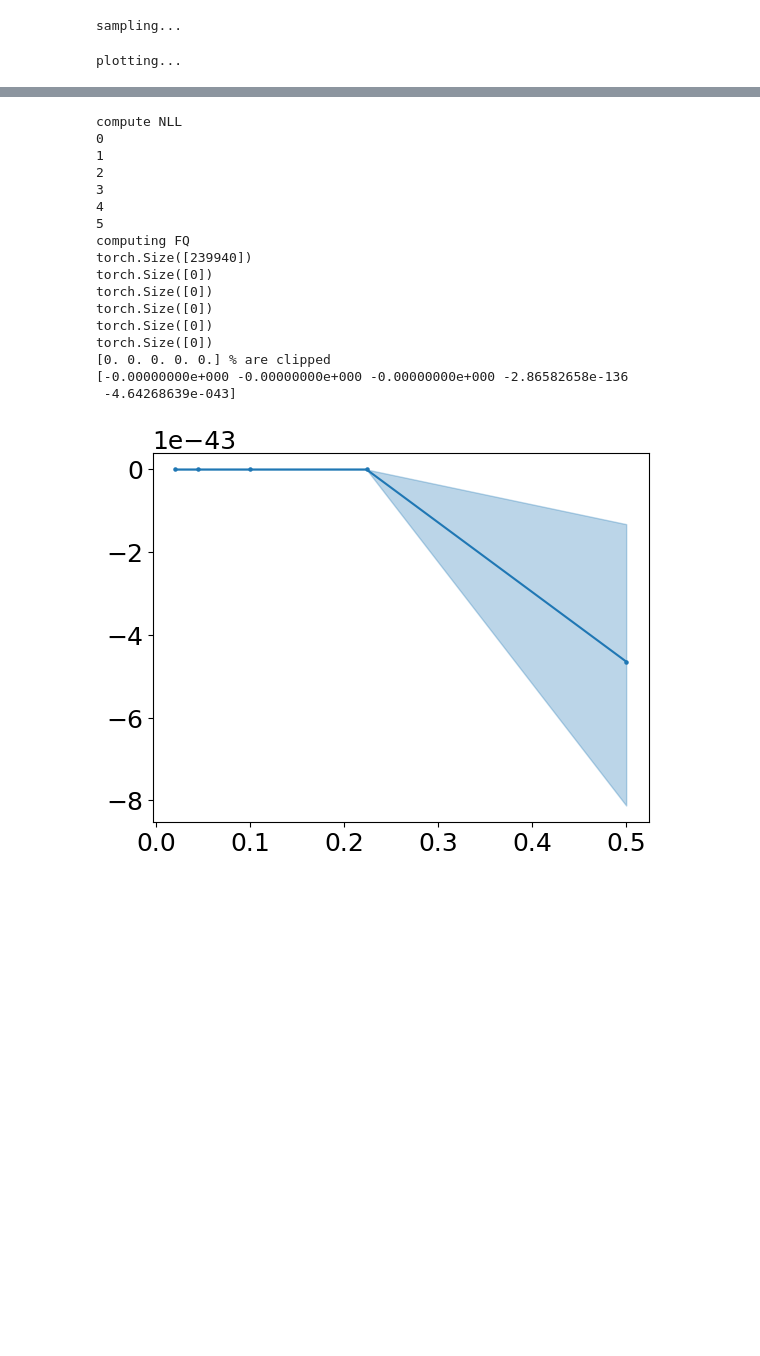
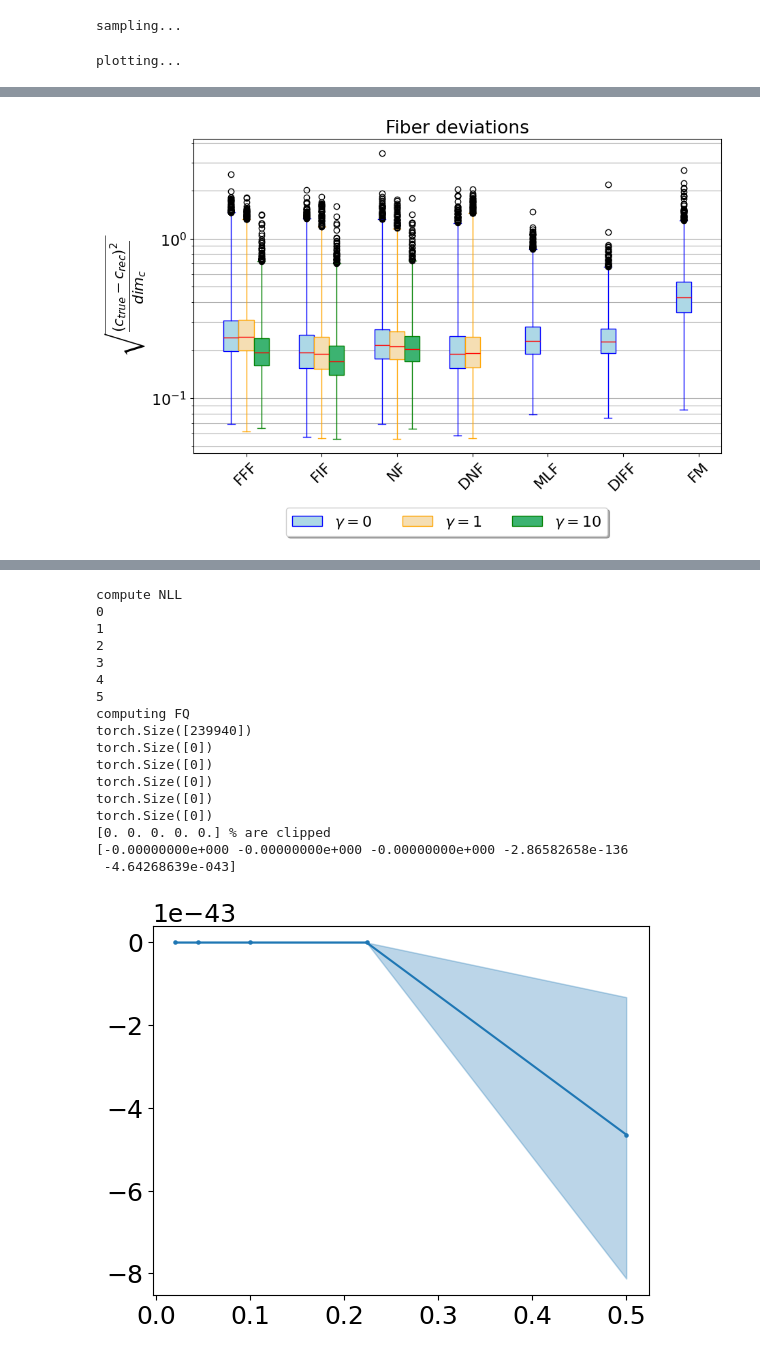
Before and after one commit to jovako/FFF_fiberlearning, a Jupyter notebook: notebooks/Fiber_Learning/evaluate_cmnist.ipynb, the cells around one changed output, grey strips where cells are left out. Saved outputs shown, nothing was run; the diff lists cells and outputs as text; code cells hidden in the pictures; blank space fills up the shorter version.

```diff
--- a/notebooks/Fiber_Learning/evaluate_cmnist.ipynb
+++ b/notebooks/Fiber_Learning/evaluate_cmnist.ipynb
@@ -163,9 +163,8 @@ with h5py.File('/export/data/wjoran/FFF/data/cc_mnist/data.h5', 'r') as f:
 test_set = torch.utils.data.TensorDataset(Xt)
 # %%
 @torch.no_grad()
-def evaluate_model(model2plt, N_samples_per_c=1, save=False, save_name=None):
+def evaluate_model(model2plt, N_samples_per_c=1, save=False, save_name=None, batch_size=2048):
     N=None
-    batch_size = 256
     n_rows=2
     device = model2plt.device
     fiber_samples = []
@@ -382,23 +381,22 @@ mean_kl_std, kl_means, kl_stds = plot_evaluation(samples_list, test_samples_list
 # %% [output]
 plotting...
 # %%
-names = ["100_f3f", "100_f3f_0"]
+names = ["100_f3f", "100_f3f_0", "100_f3f_1", "100_fff", "100_fff_0", "100_fff_1", "100_fm", "100_nf", "100_nf_0", "100_nf_1", "100_dnf", "100_dnf_0", "100_mlf", "250_diff"]
 fiber_losses_all = []
 mean_kl_std_all = []
 # %%
 torch.set_grad_enabled(False)
-names = ["100_f3f", "100_f3f_0"]
-fiber_losses_all = []
-mean_kl_std_all = []
 for name in names:
+    print(name)
     try:
         checkpoint = lightning_trainable.utils.find_checkpoint(root=f"lightning_logs/{name}", version=0, epoch="best")
     except:
         checkpoint = lightning_trainable.utils.find_checkpoint(root=f"lightning_logs/{name}", version=0, epoch="last")
     model = fff.fiber_model.FiberModel.load_from_checkpoint(checkpoint).eval()
     subject_model = model.subject_model.model
-    fiber_loss, samples_list, test_samples_list, rec_list = evaluate_model(model, 2, save=True, save_name=name)
+    fiber_loss, samples_list, test_samples_list, rec_list = evaluate_model(model, 10, save=True, save_name=name, batch_size=16384)
     fiber_losses_all.append(fiber_loss)
     mean_kl_std, kl_means, kl_stds = plot_evaluation(samples_list, test_samples_list, rec_list, save=True, save_name=name)
     mean_kl_std_all.append(mean_kl_std)
+    print(len(mean_kl_std_all))
 # %% [output]
@@ -416,0 +429,69 @@ plotting...
+# %%
+plt.figure(figsize=(10, 6))
+x_names = ["FFF", "FIF", "NF", "DNF", "MLF", "DIFF", "FM"]
+bpvs = []
+for name in names:
+    with h5py.File(f'plots/{plot_dir}/{name}/fiber_loss.h5', 'r') as f:
+        bpvs.append(np.array(f['fiber_loss']))
+x = [0,1,2,3,4,5,6]
+x1 = [0,1,2,3]
+x2 = [0,1,2]
+inds_0 = [3,0,7,10,12,13,6]
+inds_1 = [4,1,8,11]
+inds_2 = [5,2,9]
+pos_0 = np.array(x) - 0.2
+pos_1 = np.array(x1)
+pos_2 = np.array(x2) + 0.2
+bpvs0 = [bpvs[i][0] for i in inds_0]
+bpvs1 = [bpvs[i][0] for i in inds_1]
+bpvs2 = [bpvs[i][0] for i in inds_2]
+plt.boxplot(bpvs0, vert=True, patch_artist=True, whis=(0, 99.9), positions=pos_0,widths=0.2,label=r"$\gamma=0$",
+            boxprops=dict(facecolor='lightblue', color='blue'),
+            whiskerprops=dict(color='blue'),
+            capprops=dict(color='blue'),
+            medianprops=dict(color='red'))
+plt.boxplot(bpvs1, vert=True, patch_artist=True, whis=(0, 99.9), positions=pos_1,widths=0.2,label=r"$\gamma=1$",
+            boxprops=dict(facecolor='wheat', color='orange'),
+            whiskerprops=dict(color='orange'),
+            capprops=dict(color='orange'),
+            medianprops=dict(color='red'))
+plt.boxplot(bpvs2, vert=True, patch_artist=True, whis=(0, 99.9), positions=pos_2,widths=0.2,label=r"$\gamma=10$",
+            boxprops=dict(facecolor='mediumseagreen', color='green'),
+            whiskerprops=dict(color='green'),
+            capprops=dict(color='green'),
+            medianprops=dict(color='red'))
+plt.xticks(x, x_names[:],rotation=45)
+plt.grid(axis='y', which="both", ls="-")
+plt.ylabel(r"$\sqrt{\frac{(c_{true}-c_{rec})^2}{dim_c}}$", fontsize=22)
+plt.title("Fiber deviations")
+plt.yscale('log')
+#plt.ylim(0.01, 0.5)
+plt.legend(loc='upper center', bbox_to_anchor=(0.48, -0.15),
+          ncol=3, fancybox=True, shadow=True)
+path = f"plots/{plot_dir}/fiber_dist.png"
+plt.savefig(path, bbox_inches='tight')
+plt.show()
+
+y_0 = [mean_kl_std_all[i][0] for i in inds_0]
+y_1 = [mean_kl_std_all[i][0] for i in inds_1]
+y_2 = [mean_kl_std_all[i][0] for i in inds_2]
+y_error_0 = [mean_kl_std_all[i][1] for i in inds_0]
+y_error_1 = [mean_kl_std_all[i][1] for i in inds_1]
+y_error_2 = [mean_kl_std_all[i][1] for i in inds_2]
+plt.figure(figsize=(10, 6))
+plt.errorbar(pos_0, y_0, y_error_0, fmt="o", capsize=5,label=r"$\gamma=0$")
+plt.errorbar(pos_1, y_1, y_error_1, fmt="o", capsize=5,label=r"$\gamma=1$")
+plt.errorbar(pos_2, y_2, y_error_2, fmt="o", capsize=5,label=r"$\gamma=10$")
+plt.xticks(x, x_names[:],rotation=45)
+plt.grid(axis='y', which="both", ls="-")
+plt.ylabel("mean KLD over c", fontsize=15)
+plt.title("KL-Divergence on color distribution")
+plt.yscale("log")
+#plt.ylim(0.01, 0.5)
+plt.legend(loc='upper center', bbox_to_anchor=(0.48, -0.15),
+          ncol=3, fancybox=True, shadow=True)
+path = f"plots/{plot_dir}/KLDs.png"
+plt.savefig(path, bbox_inches='tight')
+plt.show()
+# %% [output]
+[figure, added]
```
Also changed, not shown: parts of 2 cells of this notebook.
